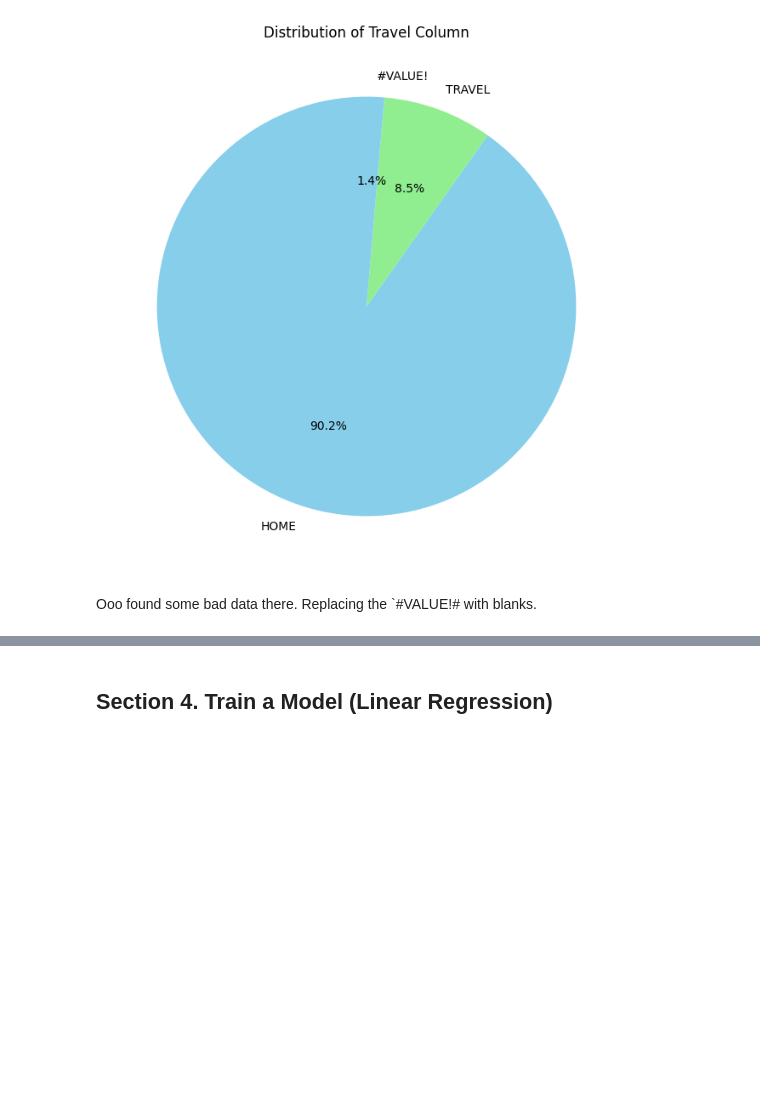
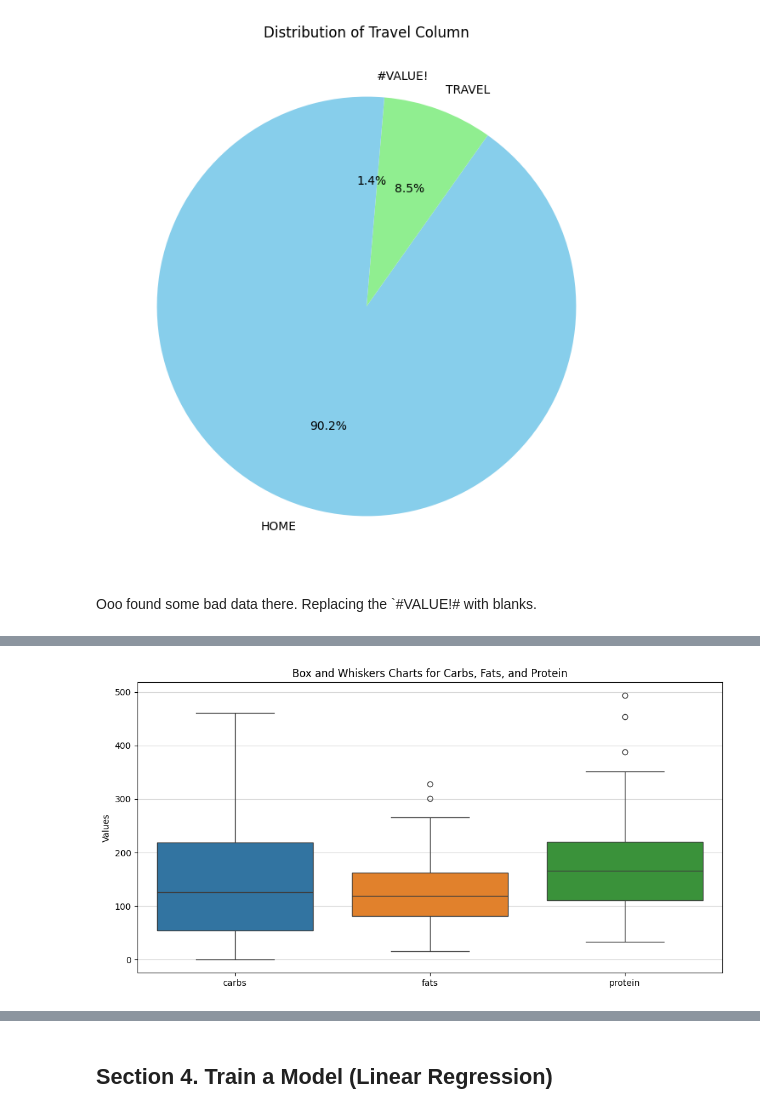
Before and after one commit to aarongilly/ml_regression_gillespie, a Jupyter notebook: gillespie_ml_data_journal.ipynb, the cells around one changed output, grey strips where cells are left out. Saved outputs shown, nothing was run; the diff lists cells and outputs as text; code cells hidden in the pictures; blank space fills up the shorter version.

```diff
--- a/gillespie_ml_data_journal.ipynb
+++ b/gillespie_ml_data_journal.ipynb
@@ -328,0 +334,13 @@ plt.show()
+# %%
+# Create box and whiskers charts for the specified columns
+columns_to_plot_nutrition = ['carbs', 'fats', 'protein']
+
+plt.figure(figsize=(12, 6))
+sns.boxplot(data=combined_df[columns_to_plot_nutrition])
+plt.title('Box and Whiskers Charts for Carbs, Fats, and Protein')
+plt.ylabel('Values')
+plt.xticks(ticks=range(len(columns_to_plot_nutrition)), labels=columns_to_plot_nutrition)
+plt.grid(axis='y', alpha=0.5)
+plt.show()
+# %% [output]
+[figure, added]
```
Also changed, not shown: parts of 6 cells of this notebook.
